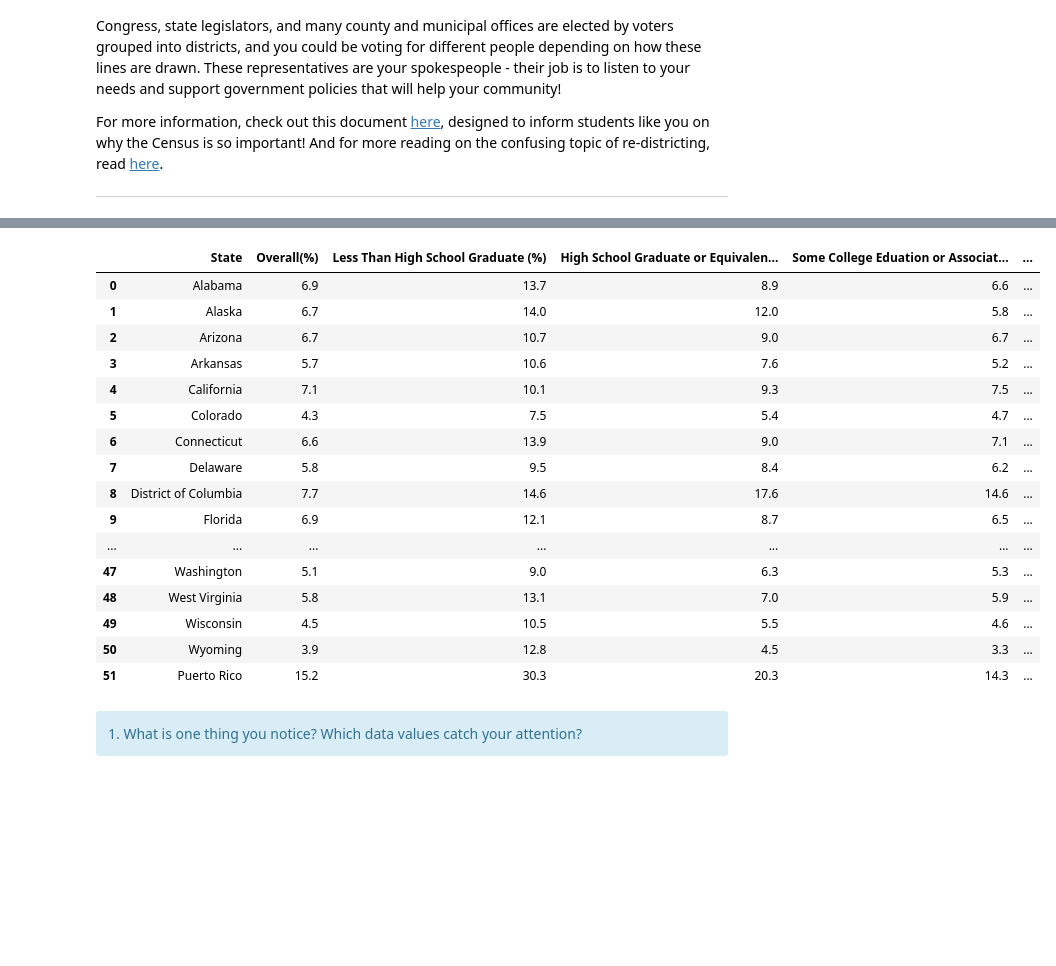
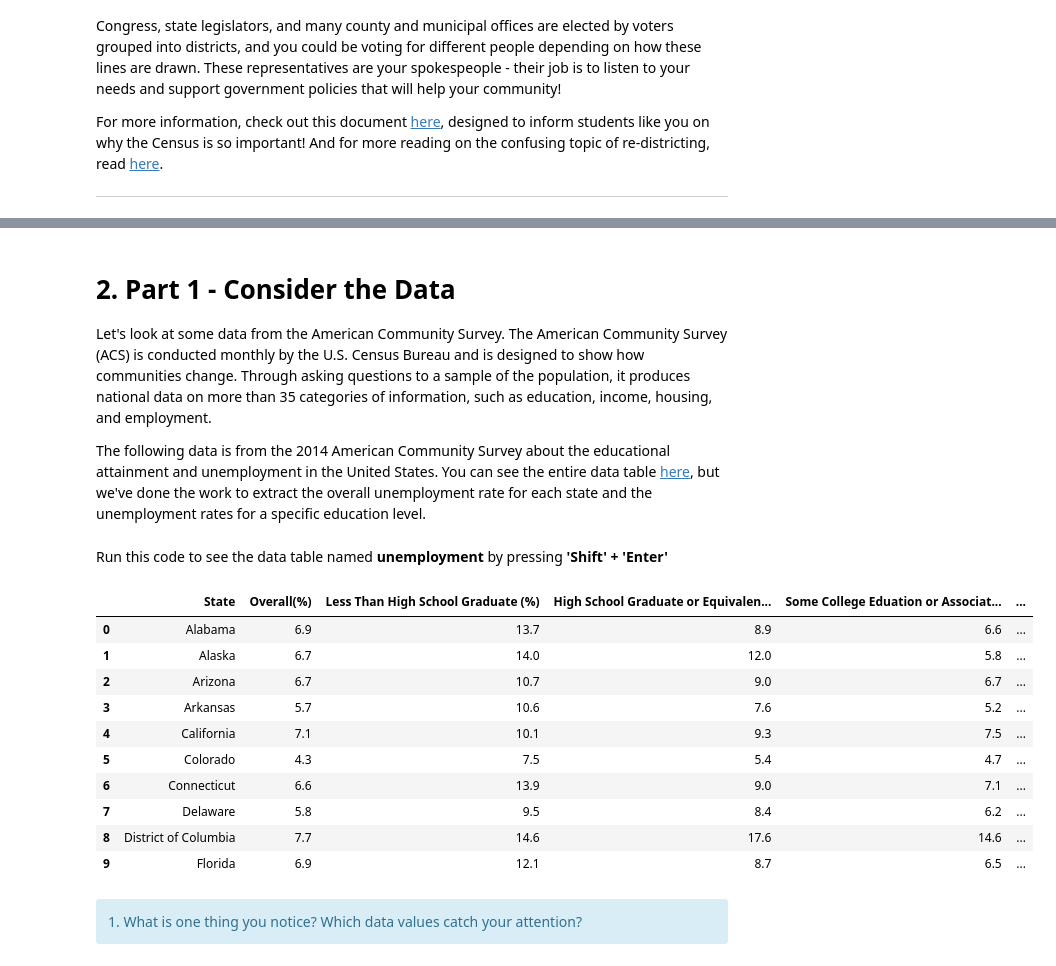
Before and after one commit to jarellymartin/census-notebooks, a Jupyter notebook: curriculum-notebooks/Applying Correlation Coefficients - Educational Attainment and Unemployment (V1).ipynb, the cells around one changed output, grey strips where cells are left out. Drawn from its saved outputs; the diff is of its cells as text; code cells hidden in the pictures; blank space fills up the shorter version.

```diff
--- a/curriculum-notebooks/Applying Correlation Coefficients - Educational Attainment and Unemployment (V1).ipynb
+++ b/curriculum-notebooks/Applying Correlation Coefficients - Educational Attainment and Unemployment (V1).ipynb
@@ -86,32 +101,35 @@ Examine Item 1: Unemployment Rates by Educational Attainment, 2014. ADD MORE DET
+# %% [markdown]
+# 2. Part 1 - Consider the Data
+
+Let's look at some data from the American Community Survey. The American Community Survey (ACS) is conducted monthly by the U.S. Census Bureau and is designed to show how communities change. Through asking questions to a sample of the population, it produces national data on more than 35 categories of information, such as education, income, housing, and employment.
+
+The following data is from the 2014 American Community Survey about the educational attainment and
+unemployment in the United States. You can see the entire data table [here](https://factfinder.census.gov/faces/tableservices/jsf/pages/productview.xhtml?src=bkmk), but we've done the work to extract the overall unemployment rate for each state and the unemployment rates for a specific education level.
+# %% [markdown]
+Run this code to see the data table named **unemployment** by pressing **'Shift' + 'Enter'**
 # %%
 data = {'State':['Alabama', 'Alaska', 'Arizona', 'Arkansas', 'California', 'Colorado', 'Connecticut', 'Delaware', 'District of Columbia', 'Florida', 'Georgia', 'Hawaii', 'Idaho', 'Illinois', 'Indiana','Iowa', 'Kansas', 'Kentucky', 'Louisiana', 'Maine', 'Maryland',
        'Massachusetts', 'Michigan', 'Minnesota', 'Mississippi','Missouri', 'Montana', 'Nebraska', 'Nevada', 'New Hampshire', 'New Jersey', 'New Mexico', 'New York', 'North Carolina','North Dakota', 'Ohio', 'Oklahoma', 'Oregon', 'Pennsylvania',
        'Rhode Island', 'South Carolina', 'South Dakota', 'Tennessee','Texas', 'Utah', 'Vermont', 'Virginia', 'Washington','West Virginia', 'Wisconsin', 'Wyoming', 'Puerto Rico'], "Overall(%)": ['6.9', '6.7', '6.7', '5.7', '7.1', '4.3', '6.6', '5.8', '7.7',
        '6.9', '6.6', '4.4', '4.5', '6.7', '5.7', '3.4', '4.2', '6.3', '6.0', '5.0', '6.0', '5.8', '6.8', '3.8', '7.7', '5.7', '4.0','3.2', '7.7', '4.3', '6.4', '7.3', '6.0', '6.7', '2.4', '5.8', '4.5', '6.7', '5.7', '6.6', '6.5', '3.0', '6.3', '4.8', '3.9', '4.7', '4.8', '5.1', '5.8', '4.5', '3.9', '15.2'], "Less Than High School Graduate (%)":['13.7', '14.0', '10.7', '10.6', '10.1', '7.5', '13.9', '9.5','14.6', '12.1', '12.1', '9.0', '8.9', '12.4', '11.9', '9.5', '8.3','13.7', '12.4', '11.1', '12.7', '11.9', '16.8', '9.4', '17.3',
        '14.3', '10.0', '8.4', '9.8', '8.3', '10.4', '13.6', '10.2', '13.2', '7.8', '15.5', '9.2', '13.7', '13.1', '12.5', '16.2','8.6', '14.3', '6.5', '5.7', '12.0', '9.3', '9.0', '13.1', '10.5','12.8', '30.3'], "High School Graduate or Equivalent (%)":['8.9', '12.0', '9.0', '7.6', '9.3', '5.4', '9.0', '8.4', '17.6', '8.7', '8.4', '6.0', '5.6', '9.1', '7.4', '4.8', '5.9', '7.9', '6.6', '7.0', '8.1', '8.6', '9.1', '5.6', '9.3', '7.5', '5.8', '4.5', '9.4', '6.2', '8.6', '9.1', '7.8', '9.1', '3.2', '7.0','5.5', '8.5', '7.0', '9.7', '8.3', '3.8', '8.0', '6.2', '6.1',
        '7.2', '6.2', '6.3', '7.0', '5.5', '4.5', '20.3'],  "Some College Eduation or Associate's Degree (%)":  ['6.6', '5.8', '6.7', '5.2', '7.5', '4.7', '7.1', '6.2', '14.6', '6.5', '7.1', '4.7', '4.4', '7.3', '5.5', '3.2', '4.3', '5.8','5.8', '5.2', '6.6', '6.6', '6.7', '3.6', '7.1', '5.6', '4.1','2.8', '7.4', '4.5', '7.0', '7.4', '6.4', '6.5', '2.2', '5.9',
        '4.4', '6.6', '6.0', '6.5', '5.9', '2.9', '5.5', '4.9', '3.9', '4.9', '5.3', '5.3', '5.9', '4.6', '3.3', '14.3'], "Bachelor's Degree or Higher (%)": ['3.1', '2.0', '3.6', '2.2', '4.4', '2.9', '3.8', '2.6', '3.1','4.3', '3.4', '2.2', '2.4', '3.5', '2.5', '1.4', '2.1', '3.1', '3.2', '2.3', '3.4', '3.3', '3.4', '2.2', '3.1', '2.8', '1.6', '1.8', '4.9', '2.5', '4.1', '3.1', '3.7', '3.4', '1.4', '2.6',
        '2.0', '4.0', '3.1', '3.0', '2.7', '1.6', '3.2', '3.0', '2.0','1.9', '3.1', '3.5', '2.3', '2.4', '2.4', '8.0'] }
 unemployment = pd.DataFrame(data)
-unemployment
+unemployment.head(10)
 # %% [output]
 |  | State | Overall(%) | Less Than High School Graduate (%) | High School Graduate or Equivalen... | Some College Eduation or Associat... | ... |
 | 0 | Alabama | 6.9 | 13.7 | 8.9 | 6.6 | ... |
 | 1 | Alaska | 6.7 | 14.0 | 12.0 | 5.8 | ... |
 | 2 | Arizona | 6.7 | 10.7 | 9.0 | 6.7 | ... |
 | 3 | Arkansas | 5.7 | 10.6 | 7.6 | 5.2 | ... |
 | 4 | California | 7.1 | 10.1 | 9.3 | 7.5 | ... |
 | 5 | Colorado | 4.3 | 7.5 | 5.4 | 4.7 | ... |
 | 6 | Connecticut | 6.6 | 13.9 | 9.0 | 7.1 | ... |
 | 7 | Delaware | 5.8 | 9.5 | 8.4 | 6.2 | ... |
 | 8 | District of Columbia | 7.7 | 14.6 | 17.6 | 14.6 | ... |
 | 9 | Florida | 6.9 | 12.1 | 8.7 | 6.5 | ... |
-| ... | ... | ... | ... | ... | ... | ... |
-| 47 | Washington | 5.1 | 9.0 | 6.3 | 5.3 | ... |
-| 48 | West Virginia | 5.8 | 13.1 | 7.0 | 5.9 | ... |
-| 49 | Wisconsin | 4.5 | 10.5 | 5.5 | 4.6 | ... |
-| 50 | Wyoming | 3.9 | 12.8 | 4.5 | 3.3 | ... |
-| 51 | Puerto Rico | 15.2 | 30.3 | 20.3 | 14.3 | ... |
 # %% [markdown]
 <div class="alert alert-info">
 1. What is one thing you notice? Which data values catch your attention?
```
Also changed, not shown: parts of 48 cells of this notebook, 1 other file.
